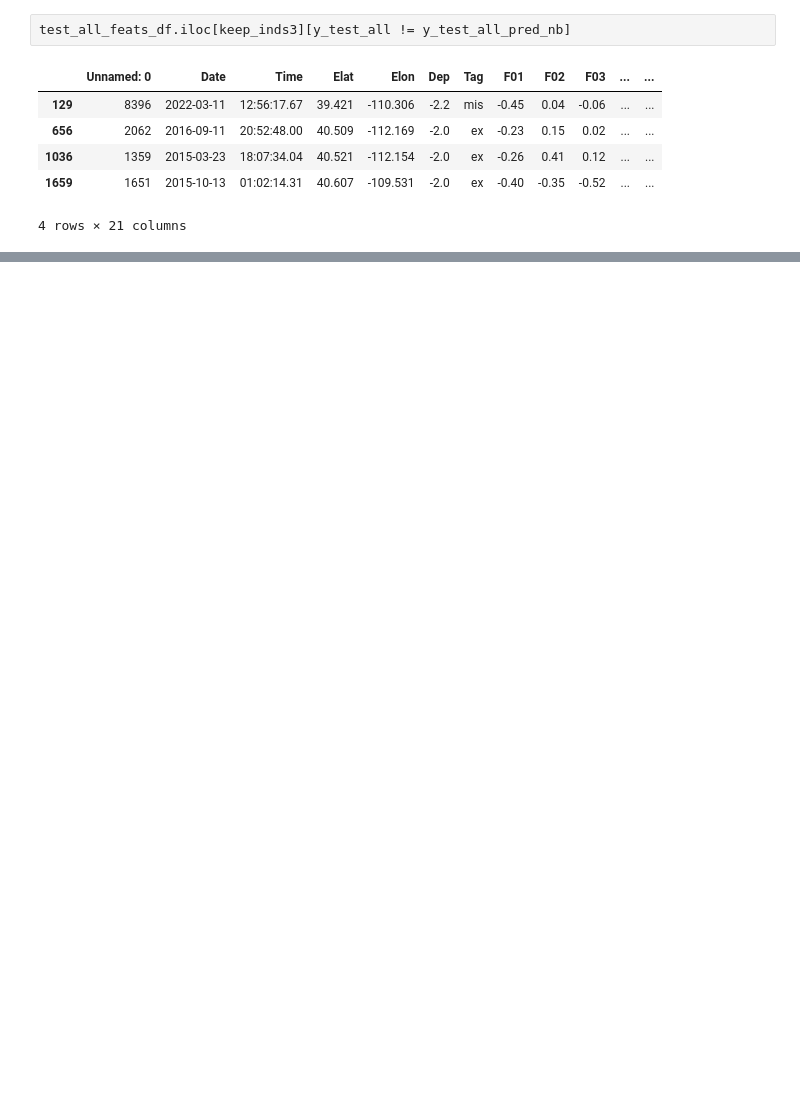
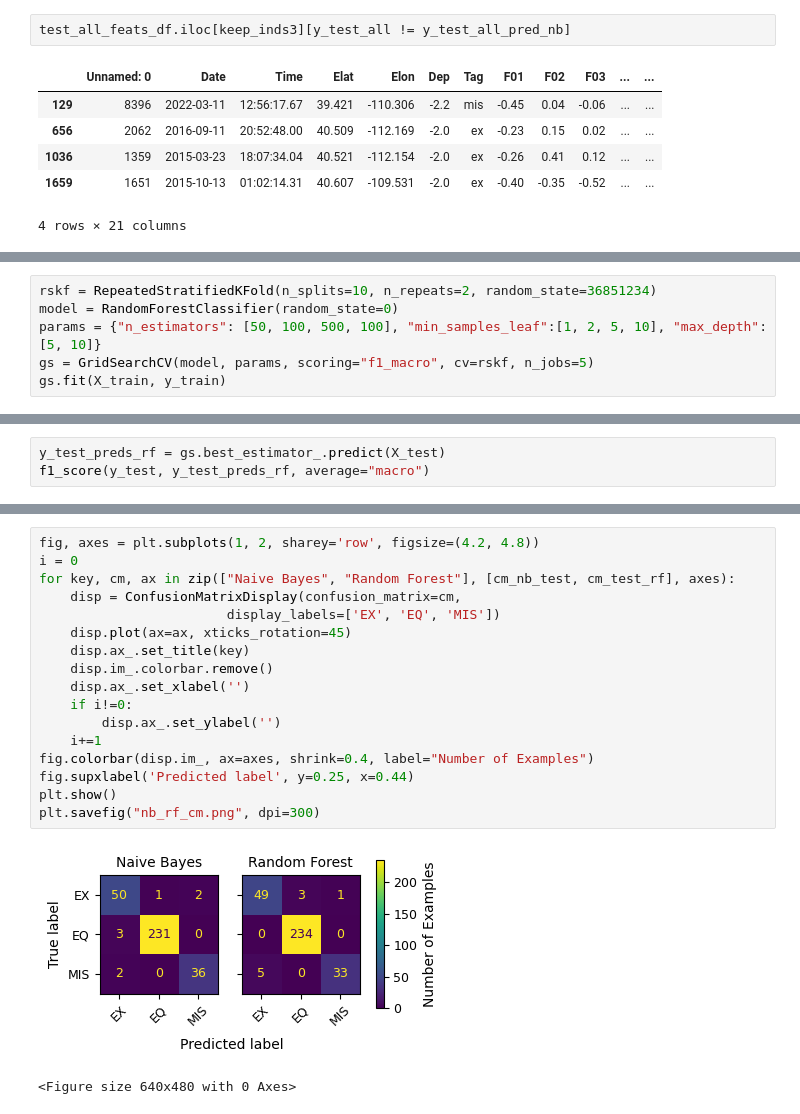
Before and after one commit to armstrong06/UT_event_classifier, a Jupyter notebook: notebooks/NBAndLDASelectedFeatures.ipynb, the cells around one changed output, grey strips where cells are left out. Saved outputs shown, nothing was run; the diff lists cells and outputs as text; blank space fills up the shorter version.

Commit message:
random forest

```diff
--- a/notebooks/NBAndLDASelectedFeatures.ipynb
+++ b/notebooks/NBAndLDASelectedFeatures.ipynb
@@ -267,0 +320,6 @@ test_all_feats_df.iloc[keep_inds3][y_test_all != y_test_all_pred_nb]
+# %%
+rskf = RepeatedStratifiedKFold(n_splits=10, n_repeats=2, random_state=36851234)
+model = RandomForestClassifier(random_state=0)
+params = {"n_estimators": [50, 100, 500, 100], "min_samples_leaf":[1, 2, 5, 10], "max_depth":[5, 10]}
+gs = GridSearchCV(model, params, scoring="f1_macro", cv=rskf, n_jobs=5)
+gs.fit(X_train, y_train)
@@ -267,0 +342,3 @@ test_all_feats_df.iloc[keep_inds3][y_test_all != y_test_all_pred_nb]
+# %%
+y_test_preds_rf = gs.best_estimator_.predict(X_test)
+f1_score(y_test, y_test_preds_rf, average="macro")
@@ -267,0 +403,20 @@ test_all_feats_df.iloc[keep_inds3][y_test_all != y_test_all_pred_nb]
+# %%
+fig, axes = plt.subplots(1, 2, sharey='row', figsize=(4.2, 4.8))
+i = 0
+for key, cm, ax in zip(["Naive Bayes", "Random Forest"], [cm_nb_test, cm_test_rf], axes):
+    disp = ConfusionMatrixDisplay(confusion_matrix=cm,
+                        display_labels=['EX', 'EQ', 'MIS'])
+    disp.plot(ax=ax, xticks_rotation=45)
+    disp.ax_.set_title(key)
+    disp.im_.colorbar.remove()
+    disp.ax_.set_xlabel('')
+    if i!=0:
+        disp.ax_.set_ylabel('')
+    i+=1
+fig.colorbar(disp.im_, ax=axes, shrink=0.4, label="Number of Examples")
+fig.supxlabel('Predicted label', y=0.25, x=0.44)
+plt.show()
+plt.savefig("nb_rf_cm.png", dpi=300)
+# %% [output]
+[figure, added]
+<Figure size 640x480 with 0 Axes>
```
Also changed, not shown: parts of 33 cells of this notebook, 6 other files.
